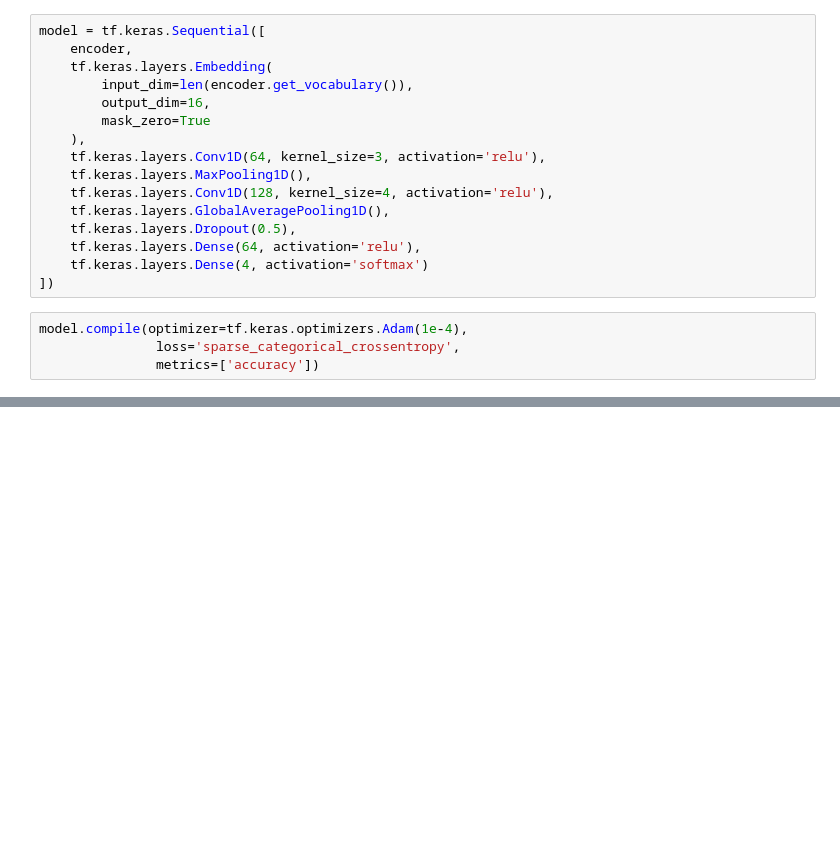
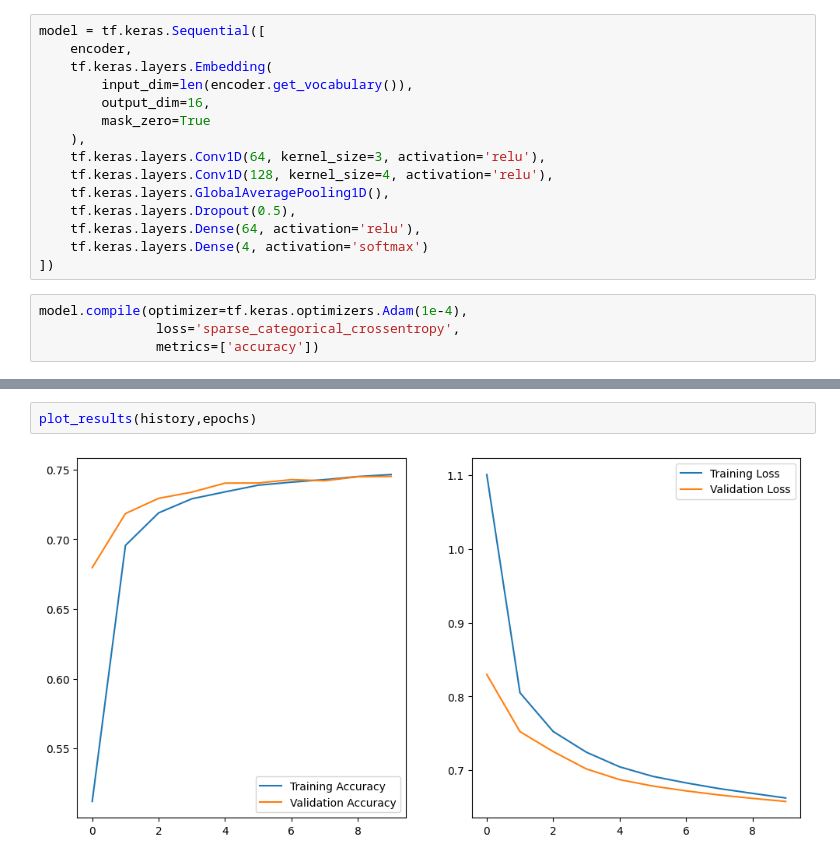
Before and after one commit to viktoruebelhart/Keras_NPL_News, a Jupyter notebook: Keras_NPL_news.ipynb, the cells around one changed output, grey strips where cells are left out. Saved outputs shown, nothing was run; the diff lists cells and outputs as text; blank space fills up the shorter version.

```diff
--- a/Keras_NPL_news.ipynb
+++ b/Keras_NPL_news.ipynb
@@ -253,7 +253,6 @@ model = tf.keras.Sequential([
         mask_zero=True
     ),
     tf.keras.layers.Conv1D(64, kernel_size=3, activation='relu'),
-    tf.keras.layers.MaxPooling1D(),
     tf.keras.layers.Conv1D(128, kernel_size=4, activation='relu'),
     tf.keras.layers.GlobalAveragePooling1D(),
     tf.keras.layers.Dropout(0.5),
@@ -277,0 +289,4 @@ Detected at node sequential_1_1/conv1d_3_1/add defined at (most recent call last
+# %%
+plot_results(history,epochs)
+# %% [output]
+[figure, added]
```
Also changed, not shown: parts of 16 cells of this notebook.
